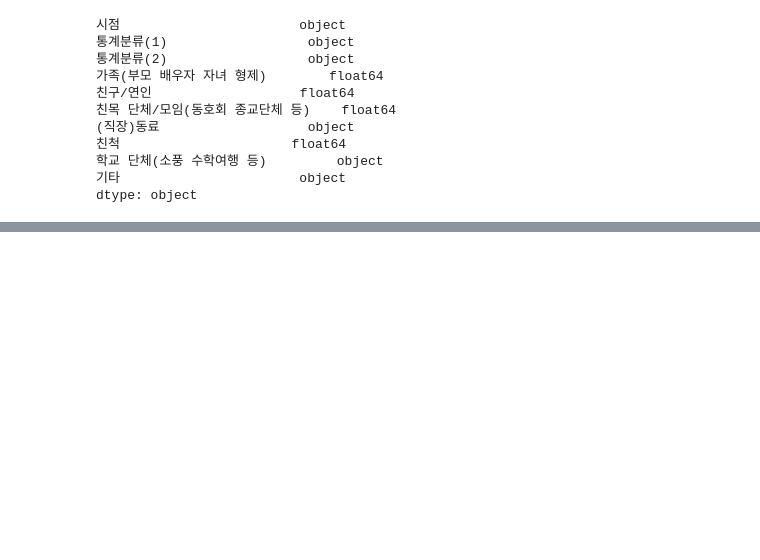
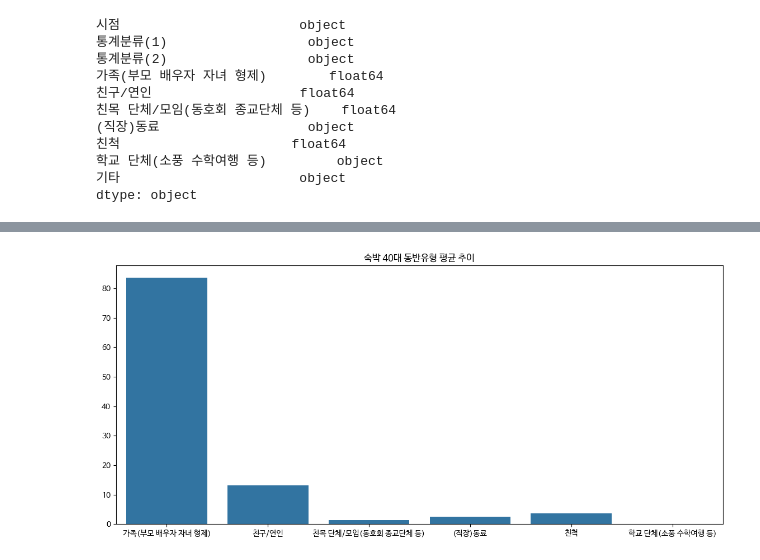
Before and after one commit to nohjuhyeon/AI_LKJ_hubs_fastapi, a Jupyter notebook: data_analysis/persona/sc_persona_result.ipynb, the cells around one changed output, grey strips where cells are left out. Saved outputs shown, nothing was run; the diff lists cells and outputs as text; code cells hidden in the pictures; blank space fills up the shorter version.

```diff
--- a/data_analysis/persona/sc_persona_result.ipynb
+++ b/data_analysis/persona/sc_persona_result.ipynb
@@ -141,0 +120,4 @@ plt.legend(title='수치')  # 범례 추가
+# %%
+df_moreday
+df_moreday['시점'] = df_moreday['시점'].astype(str)
+df_moreday.dtypes
@@ -141,0 +136,3 @@ plt.legend(title='수치')  # 범례 추가
+# %%
+df_age = df_moreday[df_oneday["통계분류(1)"]=="연령"]
+df_age.head()
@@ -141,0 +155,5 @@ plt.legend(title='수치')  # 범례 추가
+# %%
+df_forty.replace("-", 0, inplace=True)
+df_forty.iloc[:, 3:] = df_forty.iloc[:, 3:].astype(float)
+df_forty_value = df_forty.groupby("통계분류(2)")[['가족(부모 배우자 자녀 형제)',"친구/연인","친목 단체/모임(동호회 종교단체 등)","(직장)동료","친척","학교 단체(소풍 수학여행 등)"]].sum()/4
+df_forty_value
@@ -141,0 +168,10 @@ plt.legend(title='수치')  # 범례 추가
+# %%
+value_x_forty = df_forty_value.columns.to_list()
+value_y_forty = df_forty_value.iloc[0].tolist()
+
+plt.figure(figsize=(14, 6))
+sns.barplot(x=value_x_forty, y=value_y_forty)
+plt.title('숙박 40대 동반유형 평균 추이')
+plt.show()
+# %% [output]
+[figure, added]
```
Also changed, not shown: parts of 15 cells of this notebook.
